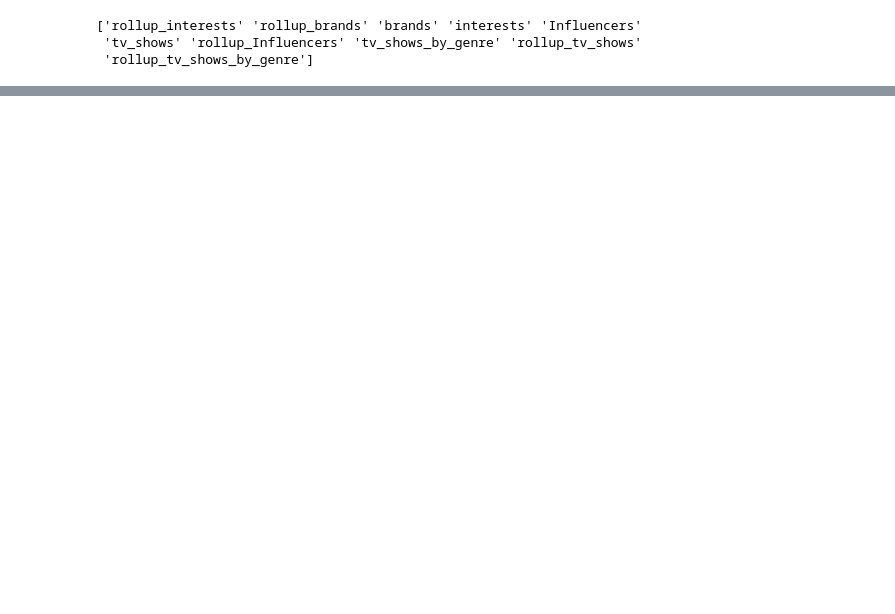
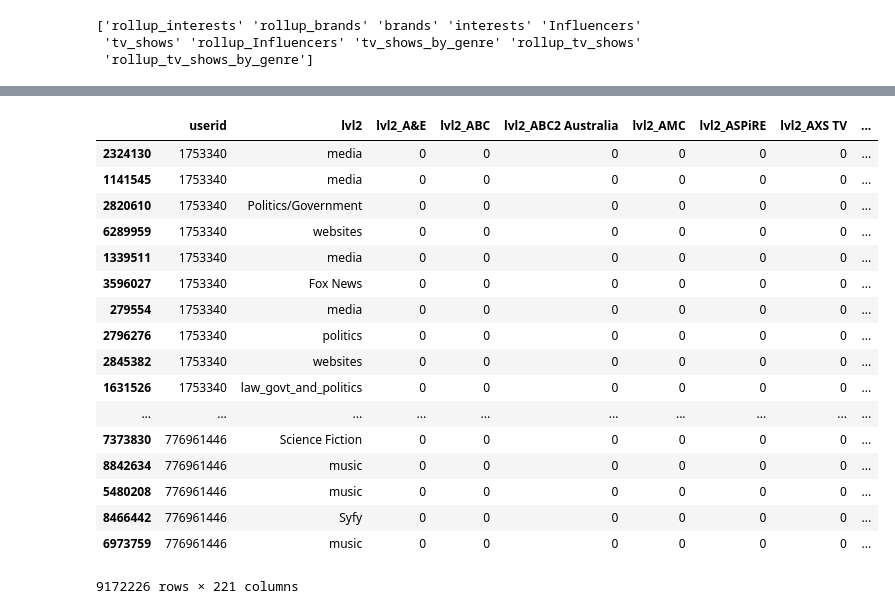
Before and after one commit to fosfobd/hackathon2, a Jupyter notebook: statsocial.ipynb, the cells around one changed output, grey strips where cells are left out. Cells and saved outputs as stored; diff of their text form; code cells hidden in the pictures; blank space fills up the shorter version.

```diff
--- a/statsocial.ipynb
+++ b/statsocial.ipynb
@@ -142,0 +175,21 @@ rollup_interests
+# %%
+tabla2.sort_values(by=['userid'])
+# %% [output]
+|  | userid | lvl2 | lvl2_A&E | lvl2_ABC | lvl2_ABC2 Australia | lvl2_AMC | lvl2_ASPiRE | lvl2_AXS TV | ... |
+| 2324130 | 1753340 | media | 0 | 0 | 0 | 0 | 0 | 0 | ... |
+| 1141545 | 1753340 | media | 0 | 0 | 0 | 0 | 0 | 0 | ... |
+| 2820610 | 1753340 | Politics/Government | 0 | 0 | 0 | 0 | 0 | 0 | ... |
+| 6289959 | 1753340 | websites | 0 | 0 | 0 | 0 | 0 | 0 | ... |
+| 1339511 | 1753340 | media | 0 | 0 | 0 | 0 | 0 | 0 | ... |
+| 3596027 | 1753340 | Fox News | 0 | 0 | 0 | 0 | 0 | 0 | ... |
+| 279554 | 1753340 | media | 0 | 0 | 0 | 0 | 0 | 0 | ... |
+| 2796276 | 1753340 | politics | 0 | 0 | 0 | 0 | 0 | 0 | ... |
+| 2845382 | 1753340 | websites | 0 | 0 | 0 | 0 | 0 | 0 | ... |
+| 1631526 | 1753340 | law_govt_and_politics | 0 | 0 | 0 | 0 | 0 | 0 | ... |
+| ... | ... | ... | ... | ... | ... | ... | ... | ... | ... |
+| 7373830 | 776961446 | Science Fiction | 0 | 0 | 0 | 0 | 0 | 0 | ... |
+| 8842634 | 776961446 | music | 0 | 0 | 0 | 0 | 0 | 0 | ... |
+| 5480208 | 776961446 | music | 0 | 0 | 0 | 0 | 0 | 0 | ... |
+| 8466442 | 776961446 | Syfy | 0 | 0 | 0 | 0 | 0 | 0 | ... |
+| 6973759 | 776961446 | music | 0 | 0 | 0 | 0 | 0 | 0 | ... |
+9172226 rows × 221 columns
```
Also changed, not shown: parts of 19 cells of this notebook.
